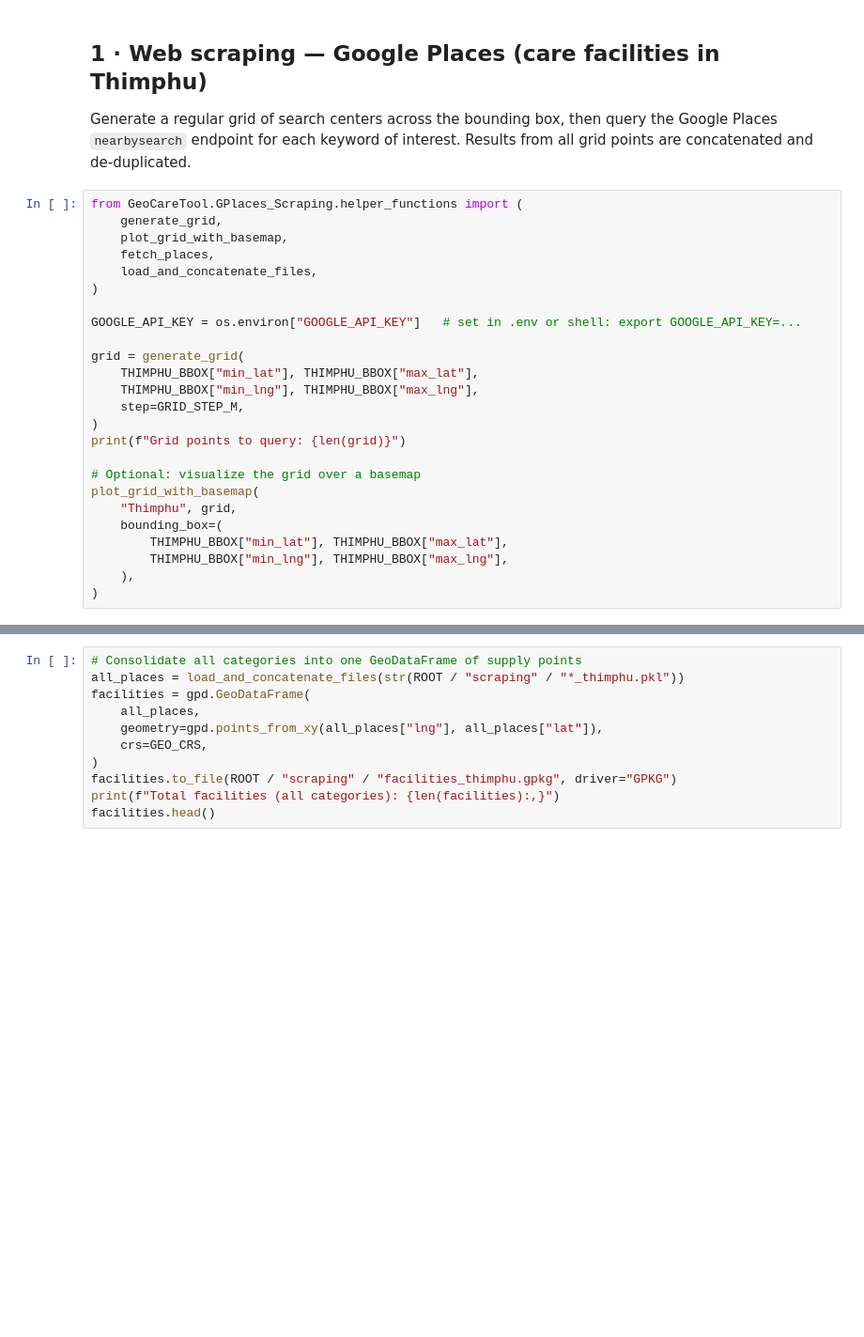
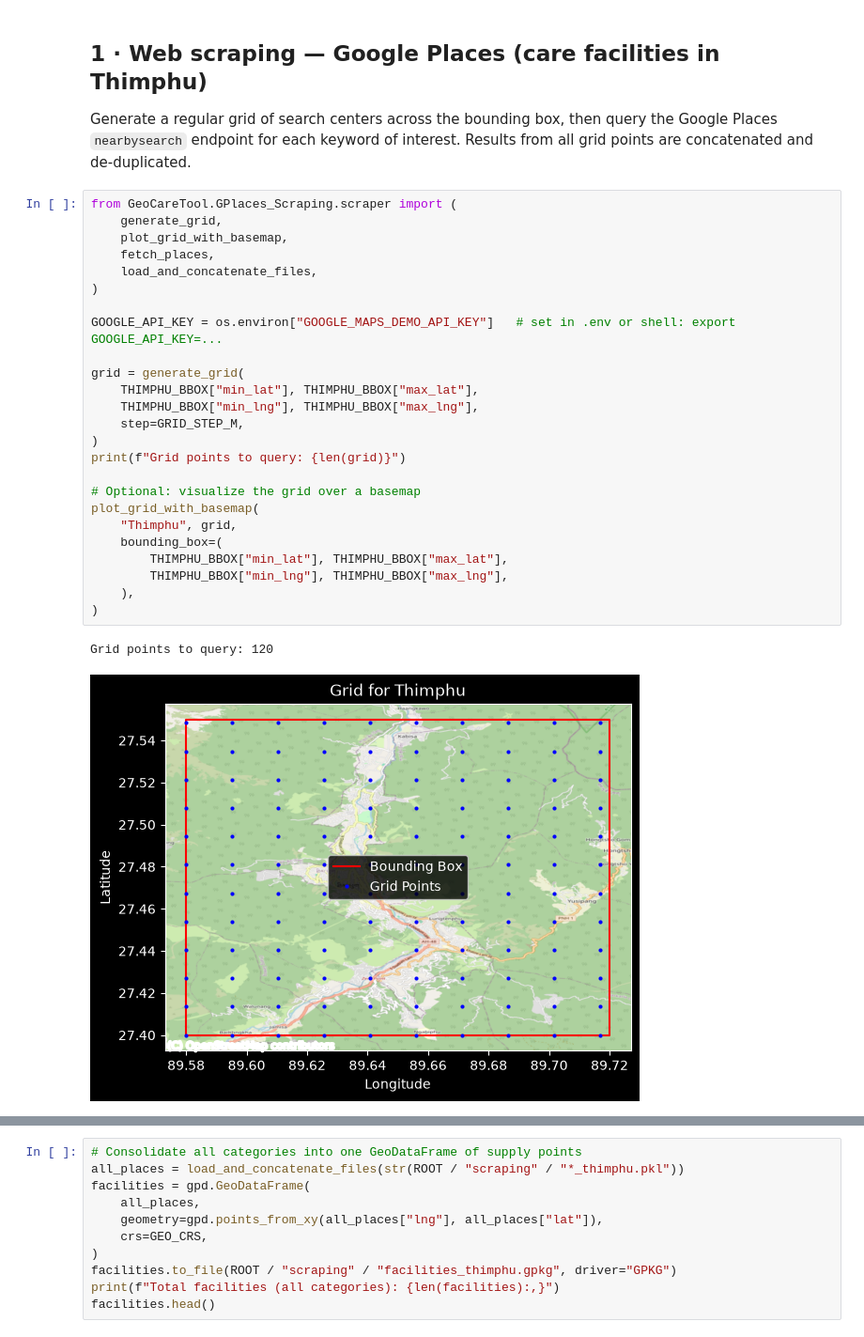
Before and after one commit to Thuhaa/GeoCareTool, a Jupyter notebook: examples/thimphu_bhutan.ipynb, the cells around one changed output, grey strips where cells are left out. Shown at 94% size. Saved outputs shown, nothing was run; the diff lists cells and outputs as text; blank space fills up the shorter version.

```diff
--- a/examples/thimphu_bhutan.ipynb
+++ b/examples/thimphu_bhutan.ipynb
@@ -44,29 +44,32 @@ METRIC_CRS = "EPSG:32646"   # UTM zone 46N — covers Bhutan
 
 Generate a regular grid of search centers across the bounding box, then query the Google Places `nearbysearch` endpoint for each keyword of interest. Results from all grid points are concatenated and de-duplicated.
 # %%
-from GeoCareTool.GPlaces_Scraping.helper_functions import (
+from GeoCareTool.GPlaces_Scraping.scraper import (
     generate_grid,
     plot_grid_with_basemap,
     fetch_places,
     load_and_concatenate_files,
 )
 
-GOOGLE_API_KEY = os.environ["GOOGLE_API_KEY"]   # set in .env or shell: export GOOGLE_API_KEY=...
+GOOGLE_API_KEY = os.environ["GOOGLE_MAPS_DEMO_API_KEY"]   # set in .env or shell: export GOOGLE_API_KEY=...
 
 grid = generate_grid(
     THIMPHU_BBOX["min_lat"], THIMPHU_BBOX["max_lat"],
     THIMPHU_BBOX["min_lng"], THIMPHU_BBOX["max_lng"],
     step=GRID_STEP_M,
 )
 print(f"Grid points to query: {len(grid)}")
 
 # Optional: visualize the grid over a basemap
 plot_grid_with_basemap(
     "Thimphu", grid,
     bounding_box=(
         THIMPHU_BBOX["min_lat"], THIMPHU_BBOX["max_lat"],
         THIMPHU_BBOX["min_lng"], THIMPHU_BBOX["max_lng"],
     ),
 )
+# %% [output]
+Grid points to query: 120
+[figure, added]
 # %%
 # Care-related keywords. Extend / translate as needed.
```
Also changed, not shown: parts of 1 cell of this notebook, 3 other files.
